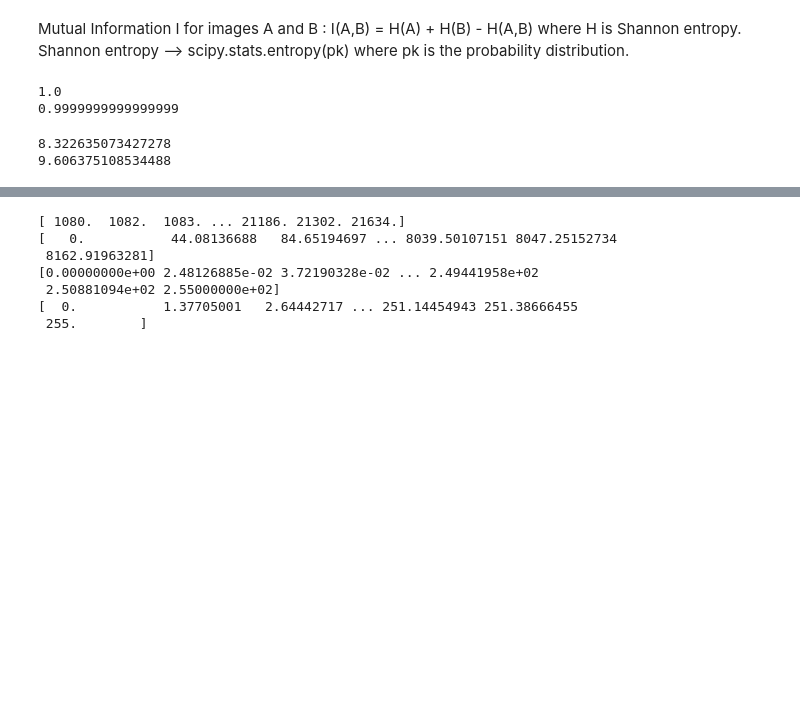
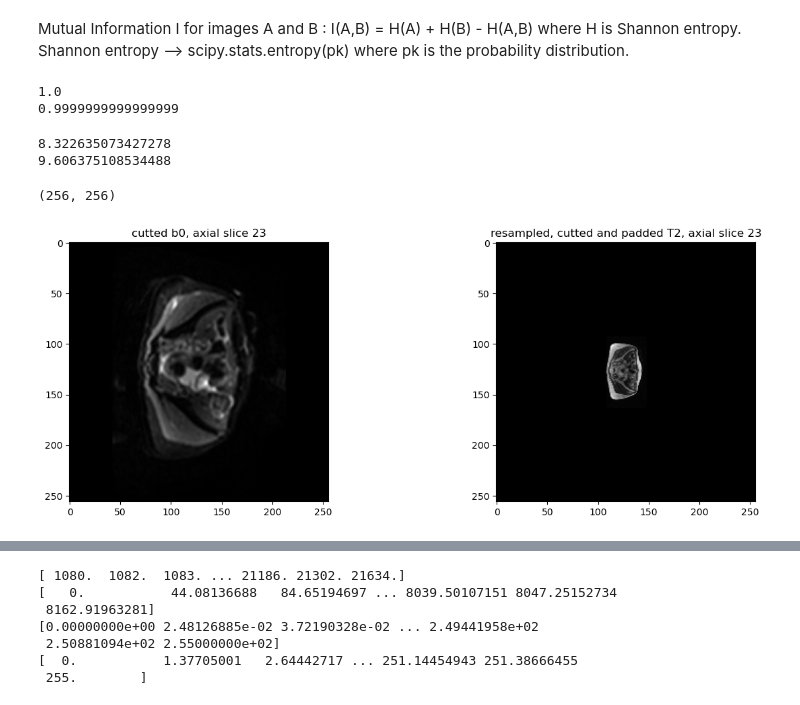
Before and after one commit to CharlineCuraut/Registration_IRM_T2_DWI_b0, a Jupyter notebook: registration_IRM_T2_DWI_b0.ipynb, the cells around one changed output, grey strips where cells are left out. Drawn from its saved outputs; the diff is of its cells as text; code cells hidden in the pictures; blank space fills up the shorter version.

```diff
--- a/registration_IRM_T2_DWI_b0.ipynb
+++ b/registration_IRM_T2_DWI_b0.ipynb
@@ -443,24 +443,3 @@ plt.show()
 # %% [markdown]
 Mutual Information I for images A and B : I(A,B) = H(A) + H(B) - H(A,B) where H is Shannon entropy.
 Shannon entropy --> scipy.stats.entropy(pk) where pk is the probability distribution.
-# %%
-dico_b0 = dict()
-dico_T2 = dict()
-
-N_b0 = axial_b0_cut_23.shape[0] * axial_b0_cut_23.shape[1]
-N_T2 = axial_resampled_T2_cut_23.shape[0] * axial_resampled_T2_cut_23.shape[1]
-
-for val in np.unique(axial_b0_cut_23) :
-    dico_b0[val] = np.sum(np.where(axial_b0_cut_23==val,1,0)) / N_b0
-
-for val in np.unique(axial_resampled_T2_cut_23) :
-    dico_T2[val] = np.sum(np.where(axial_resampled_T2_cut_23==val,1,0)) / N_T2
-
-P_b0 = list(dico_b0.values())
-P_T2 = list(dico_T2.values())
-
-print(np.sum(P_b0))
-print(np.sum(P_T2)) ## < 1 maybe because of rounded values
-# %% [output]
-1.0
-0.9999999999999999
@@ -467 +460,9 @@ print(np.sum(P_T2)) ## < 1 maybe because of rounded values
+# %%
+#creation of images distribution
+
+P_b0 = image_distribution(axial_b0_cut_23, verbose=1)
+P_T2 = image_distribution(axial_resampled_T2_cut_23, verbose=1)
+# %% [output]
+1.0
+0.9999999999999999
 # %%
@@ -473,3 +476,51 @@ print(H_T2_0)
 # %% [output]
 8.322635073427278
 9.606375108534488
+# %%
+def padding(img1, img2) :
+    """
+    Padding img1 to have same shape as img2
+    """
+
+    tmp = img1.copy()
+    h1, w1 = img1.shape
+    h2, w2 = img2.shape
+    pad_h = (h2-h1)
+    pad_w = (w2-w1)
+
+    if pad_h % 2 == 0 :
+        pad_h //= 2
+        tmp2 = np.vstack((np.zeros((pad_h,w1)), tmp, np.zeros((pad_h,w1))))
+
+    else :
+        pad_h = (pad_h + 1) // 2
+        tmp2 = np.vstack((np.zeros((pad_h,w1)), tmp, np.zeros((pad_h-1,w1))))
+
+    if pad_w % 2 == 0 :
+        pad_w //= 2
+        res = np.hstack((np.zeros((tmp2.shape[0],pad_w)), tmp2, np.zeros((tmp2.shape[0],pad_w))))
+
+    else :
+        pad_w = (pad_w + 1) // 2
+        res = np.hstack((np.zeros((tmp2.shape[0],pad_w)), tmp2, np.zeros((tmp2.shape[0],pad_w-1))))
+
+    return res
+# %%
+## padding T2 to have same size as b0
+axial_resampled_T2_cut_pad_23 = padding(axial_resampled_T2_cut_23, axial_b0_cut_23)
+print(axial_resampled_T2_cut_pad_23.shape)
+
+fig = plt.figure(figsize=(15,5))
+
+plt.subplot(1,2,1)
+plt.imshow(axial_b0_cut_23, cmap='gray')
+plt.title("cutted b0, axial slice 23")
+
+plt.subplot(1,2,2)
+plt.imshow(axial_resampled_T2_cut_pad_23, cmap="gray")
+plt.title("resampled, cutted and padded T2, axial slice 23")
+
+plt.show()
+# %% [output]
+(256, 256)
+[figure, added]
```
Also changed, not shown: parts of 7 cells of this notebook.
